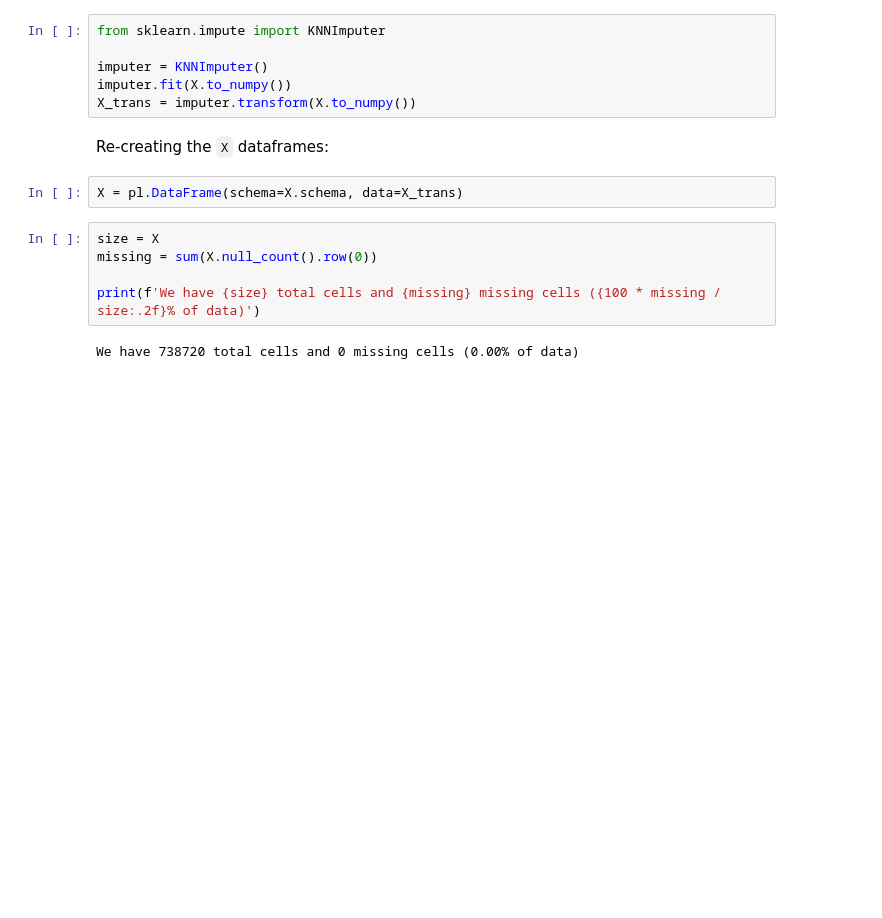
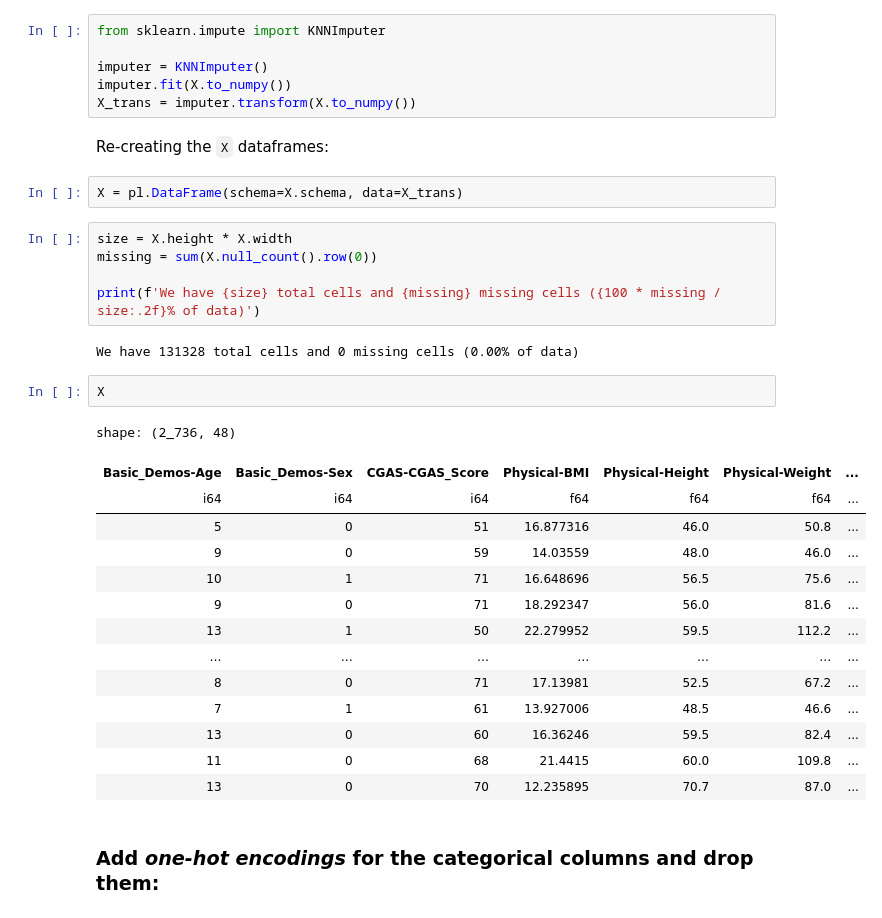
Before and after one commit to fbaltor/problematic-internet-use, a Jupyter notebook: neural-network.ipynb, the cells around one changed output. Drawn from its saved outputs; the diff is of its cells as text; blank space fills up the shorter version.

Commit message:
reorganization of data-exploration; first neural model, missing integration with mlflow; updated requirements.txt

```diff
--- a/neural-network.ipynb
+++ b/neural-network.ipynb
@@ -154,9 +176,28 @@ Re-creating the `X` dataframes:
 # %%
 X = pl.DataFrame(schema=X.schema, data=X_trans)
 # %%
-size = X
+size = X.height * X.width
 missing = sum(X.null_count().row(0))
 
 print(f'We have {size} total cells and {missing} missing cells ({100 * missing / size:.2f}% of data)')
 # %% [output]
-We have 738720 total cells and 0 missing cells (0.00% of data)
+We have 131328 total cells and 0 missing cells (0.00% of data)
+# %%
+X
+# %% [output]
+shape: (2_736, 48)
+| Basic_Demos-Age | Basic_Demos-Sex | CGAS-CGAS_Score | Physical-BMI | Physical-Height | Physical-Weight | ... |
+| i64 | i64 | i64 | f64 | f64 | f64 | ... |
+| 5 | 0 | 51 | 16.877316 | 46.0 | 50.8 | ... |
+| 9 | 0 | 59 | 14.03559 | 48.0 | 46.0 | ... |
+| 10 | 1 | 71 | 16.648696 | 56.5 | 75.6 | ... |
+| 9 | 0 | 71 | 18.292347 | 56.0 | 81.6 | ... |
+| 13 | 1 | 50 | 22.279952 | 59.5 | 112.2 | ... |
+| … | … | … | … | … | … | ... |
+| 8 | 0 | 71 | 17.13981 | 52.5 | 67.2 | ... |
+| 7 | 1 | 61 | 13.927006 | 48.5 | 46.6 | ... |
+| 13 | 0 | 60 | 16.36246 | 59.5 | 82.4 | ... |
+| 11 | 0 | 68 | 21.4415 | 60.0 | 109.8 | ... |
+| 13 | 0 | 70 | 12.235895 | 70.7 | 87.0 | ... |
+# %% [markdown]
+### Add _one-hot encodings_ for the categorical columns and drop them:
```
Also changed, not shown: parts of 39 cells of this notebook, 4 other files.
